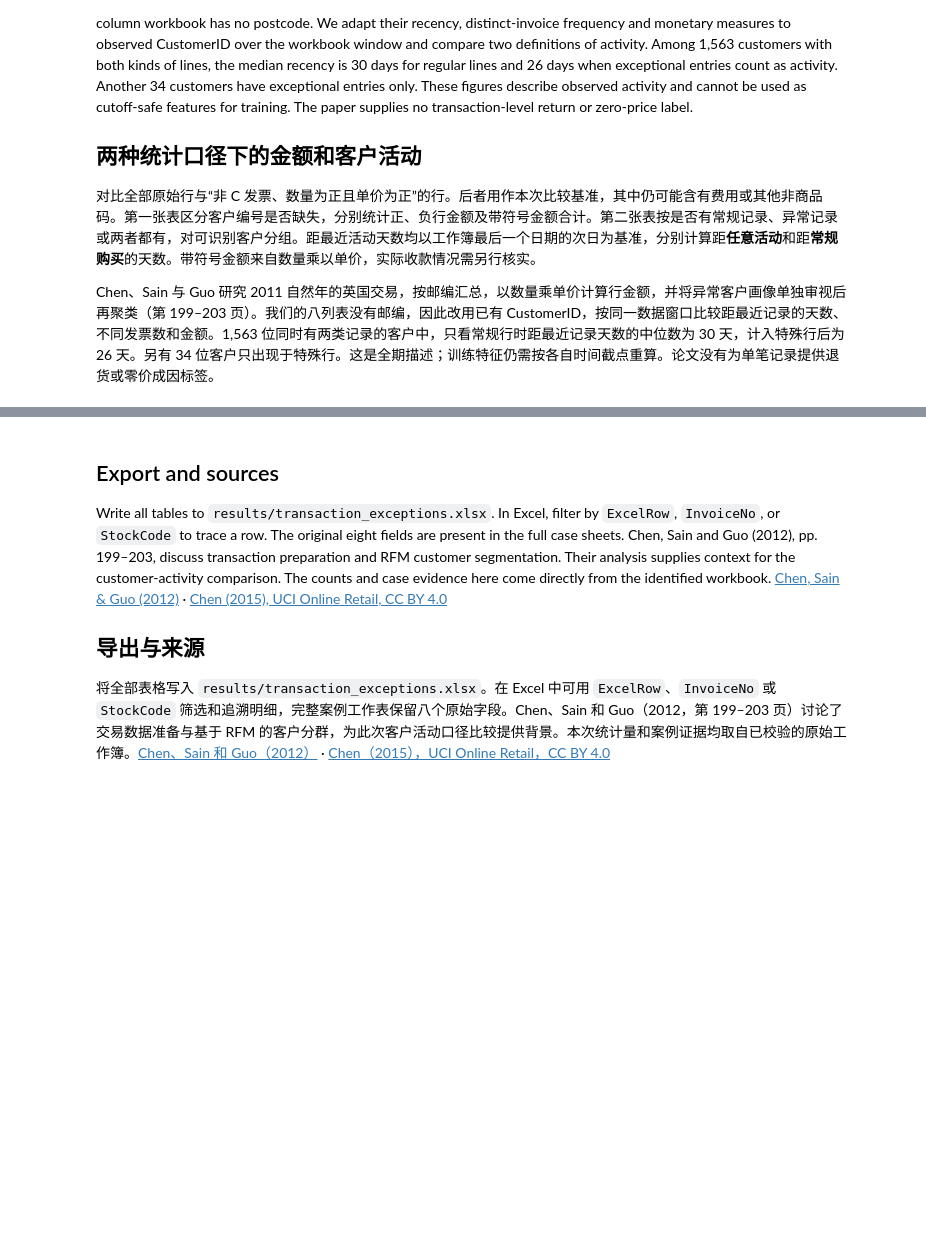
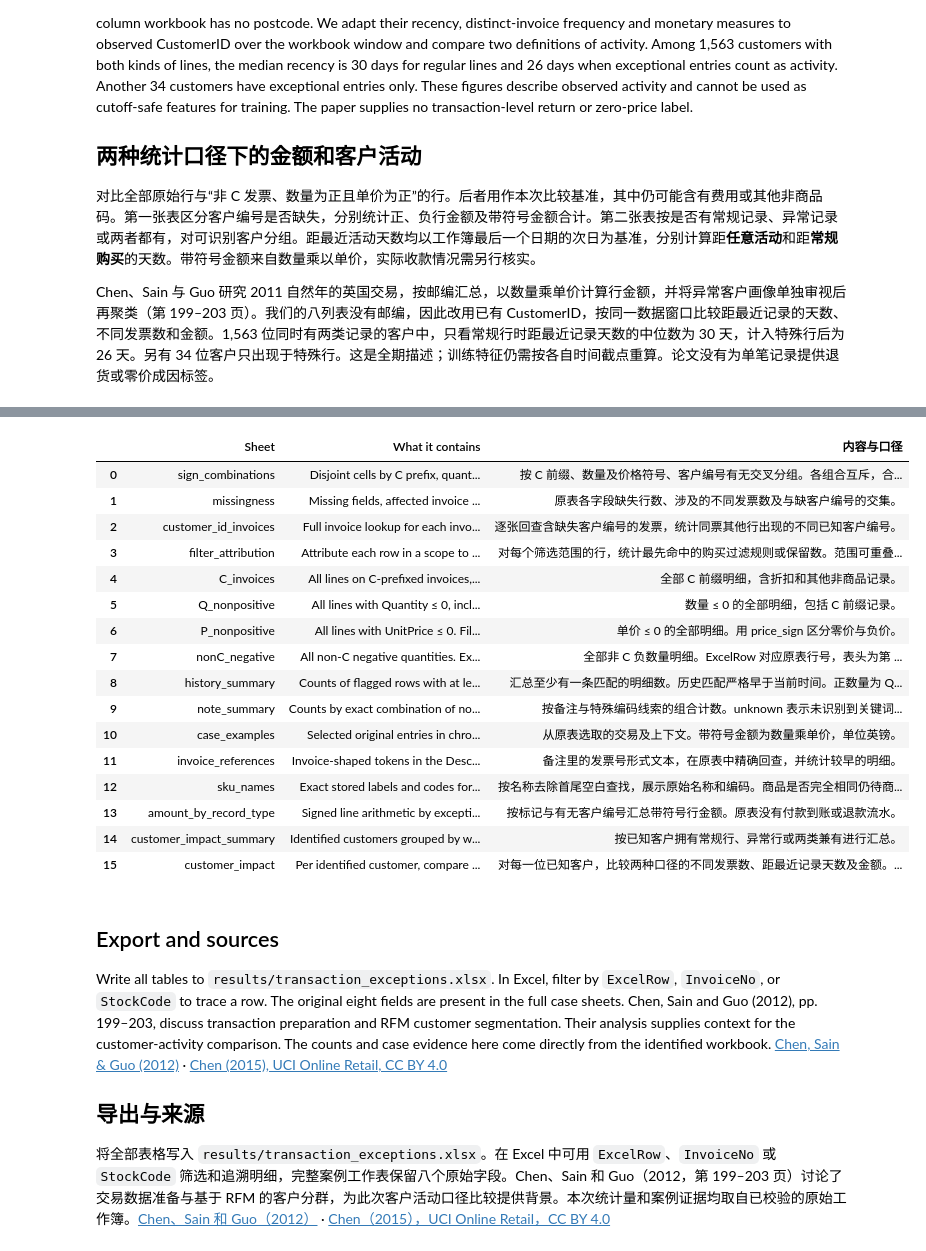
Before and after one commit to NobunagaK/online-retail-top10-recommendation, a Jupyter notebook: docs/technical/transaction_exception_analysis.ipynb, the cells around one changed output, grey strips where cells are left out. Drawn from its saved outputs; the diff is of its cells as text; code cells hidden in the pictures; blank space fills up the shorter version.

```diff
--- a/docs/technical/transaction_exception_analysis.ipynb
+++ b/docs/technical/transaction_exception_analysis.ipynb
@@ -400,0 +1098,10 @@ display(tables["customer_impact_summary"])
+# %%
+tables["customer_impact_summary"] = customer_comparison.groupby("cohort", observed=False).agg(
+    customers=("all_rows", "size"),
+    regular_gross_gbp=("regular_gross_gbp", "sum"),
+    all_signed_gbp=("all_signed_gbp", "sum"),
+    amount_difference_gbp=("amount_difference_gbp", "sum"),
+    median_regular_recency_days=("regular_recency_days", "median"),
+    median_all_recency_days=("all_recency_days", "median"),
+).reset_index()
+display(tables["customer_impact_summary"])
@@ -401,3 +1137,51 @@ display(tables["customer_impact_summary"])
+# %%
+guide = [
+    ("sign_combinations", "Disjoint cells by C prefix, quantity sign, price sign and customer ID presence. Counts cover every raw line.", "按 C 前缀、数量及价格符号、客户编号有无交叉分组。各组合互斥，合计覆盖原表。"),
+    ("missingness", "Missing fields, affected invoice counts, and intersection with missing customer IDs on the original sheet.", "原表各字段缺失行数、涉及的不同发票数及与缺客户编号的交集。"),
+    ("customer_id_invoices", "Full invoice lookup for each invoice with a missing customer ID, including counts of known IDs elsewhere on the invoice.", "逐张回查含缺失客户编号的发票，统计同票其他行出现的不同已知客户编号。"),
+    ("filter_attribution", "Attribute each row in a scope to the first applicable purchase filter or to retained. Scopes overlap. This is a count simulation.", "对每个筛选范围的行，统计最先命中的购买过滤规则或保留数。范围可重叠，仅作计数模拟。"),
+    ("C_invoices", "All lines on C-prefixed invoices, including discounts and other non-merchandise lines.", "全部 C 前缀明细，含折扣和其他非商品记录。"),
+    ("Q_nonpositive", "All lines with Quantity ≤ 0, including C invoices.", "数量 ≤ 0 的全部明细，包括 C 前缀记录。"),
+    ("P_nonpositive", "All lines with UnitPrice ≤ 0. Filter price_sign to separate zero and negative recorded prices.", "单价 ≤ 0 的全部明细。用 price_sign 区分零价与负价。"),
+    ("nonC_negative", "All non-C negative quantities. ExcelRow counts the header as row 1. Original descriptions and IDs are preserved.", "全部非 C 负数量明细。ExcelRow 对应原表行号，表头为第 1 行。保留原描述与编号。"),
+    ("history_summary", "Counts of flagged rows with at least one match. Earlier means strictly before the flagged timestamp. Positive means Quantity > 0. Unknown customer keys are blank in row-level evidence.", "汇总至少有一条匹配的明细数。历史匹配严格早于当前时间。正数量为 Quantity > 0。明细中客户匹配留空表示无法比较。"),
+    ("note_summary", "Counts by exact combination of note/code clues in each scope. Unknown means no recognized wording. Scopes overlap.", "按备注与特殊编码线索的组合计数。unknown 表示未识别到关键词。不同筛选范围之间有重叠。"),
+    ("case_examples", "Selected original entries in chronological context. Signed amount is quantity times unit price in GBP.", "从原表选取的交易及上下文。带符号金额为数量乘单价，单位英镑。"),
+    ("invoice_references", "Invoice-shaped tokens in the Description and exact matches in the workbook, with earlier-line counts.", "备注里的发票号形式文本，在原表中精确回查，并统计较早的明细。"),
+    ("sku_names", "Exact stored labels and codes for a name lookup after trimming surrounding whitespace. Product identity remains unverified.", "按名称去除首尾空白查找，展示原始名称和编码。商品是否完全相同仍待商品主数据核实。"),
+    ("amount_by_record_type", "Signed line arithmetic by exception status and customer ID availability. Actual payments and refunds are unobserved.", "按标记与有无客户编号汇总带符号行金额。原表没有付款到账或退款流水。"),
+    ("customer_impact_summary", "Identified customers grouped by whether they have regular, exceptional or both kinds of lines.", "按已知客户拥有常规行、异常行或两类兼有进行汇总。"),
+    ("customer_impact", "Per identified customer, compare distinct invoices, recency and monetary totals under both definitions. Full-window descriptive analysis.", "对每一位已知客户，比较两种口径的不同发票数、距最近记录天数及金额。仅作全期描述。"),
+]
+tables["guide"] = pd.DataFrame(guide, columns=["Sheet", "What it contains", "内容与口径"])
+sheet_order = [
+    "guide", "sign_combinations", "missingness", "customer_id_invoices", "filter_attribution",
+    "history_summary", "note_summary", "case_examples", "C_invoices", "Q_nonpositive",
+    "P_nonpositive", "nonC_negative", "invoice_references", "sku_names",
+    "amount_by_record_type", "customer_impact_summary", "customer_impact",
+]
+assert set(tables["guide"]["Sheet"]) == set(sheet_order) - {"guide"}
+assert set(tables) == set(sheet_order) and len(tables) == 17
+tables = {name: tables[name] for name in sheet_order}
+display(tables["guide"])
+# %% [output]
+|  | Sheet | What it contains | 内容与口径 |
+| 0 | sign_combinations | Disjoint cells by C prefix, quant... | 按 C 前缀、数量及价格符号、客户编号有无交叉分组。各组合互斥，合... |
+| 1 | missingness | Missing fields, affected invoice ... | 原表各字段缺失行数、涉及的不同发票数及与缺客户编号的交集。 |
+| 2 | customer_id_invoices | Full invoice lookup for each invo... | 逐张回查含缺失客户编号的发票，统计同票其他行出现的不同已知客户编号。 |
+| 3 | filter_attribution | Attribute each row in a scope to ... | 对每个筛选范围的行，统计最先命中的购买过滤规则或保留数。范围可重叠... |
+| 4 | C_invoices | All lines on C-prefixed invoices,... | 全部 C 前缀明细，含折扣和其他非商品记录。 |
+| 5 | Q_nonpositive | All lines with Quantity ≤ 0, incl... | 数量 ≤ 0 的全部明细，包括 C 前缀记录。 |
+| 6 | P_nonpositive | All lines with UnitPrice ≤ 0. Fil... | 单价 ≤ 0 的全部明细。用 price_sign 区分零价与负价。 |
+| 7 | nonC_negative | All non-C negative quantities. Ex... | 全部非 C 负数量明细。ExcelRow 对应原表行号，表头为第 ... |
+| 8 | history_summary | Counts of flagged rows with at le... | 汇总至少有一条匹配的明细数。历史匹配严格早于当前时间。正数量为 Q... |
+| 9 | note_summary | Counts by exact combination of no... | 按备注与特殊编码线索的组合计数。unknown 表示未识别到关键词... |
+| 10 | case_examples | Selected original entries in chro... | 从原表选取的交易及上下文。带符号金额为数量乘单价，单位英镑。 |
+| 11 | invoice_references | Invoice-shaped tokens in the Desc... | 备注里的发票号形式文本，在原表中精确回查，并统计较早的明细。 |
+| 12 | sku_names | Exact stored labels and codes for... | 按名称去除首尾空白查找，展示原始名称和编码。商品是否完全相同仍待商... |
+| 13 | amount_by_record_type | Signed line arithmetic by excepti... | 按标记与有无客户编号汇总带符号行金额。原表没有付款到账或退款流水。 |
+| 14 | customer_impact_summary | Identified customers grouped by w... | 按已知客户拥有常规行、异常行或两类兼有进行汇总。 |
+| 15 | customer_impact | Per identified customer, compare ... | 对每一位已知客户，比较两种口径的不同发票数、距最近记录天数及金额。... |
 # %% [markdown]
 ## Export and sources
 
```
Also changed, not shown: parts of 65 cells of this notebook, 4 other files.
